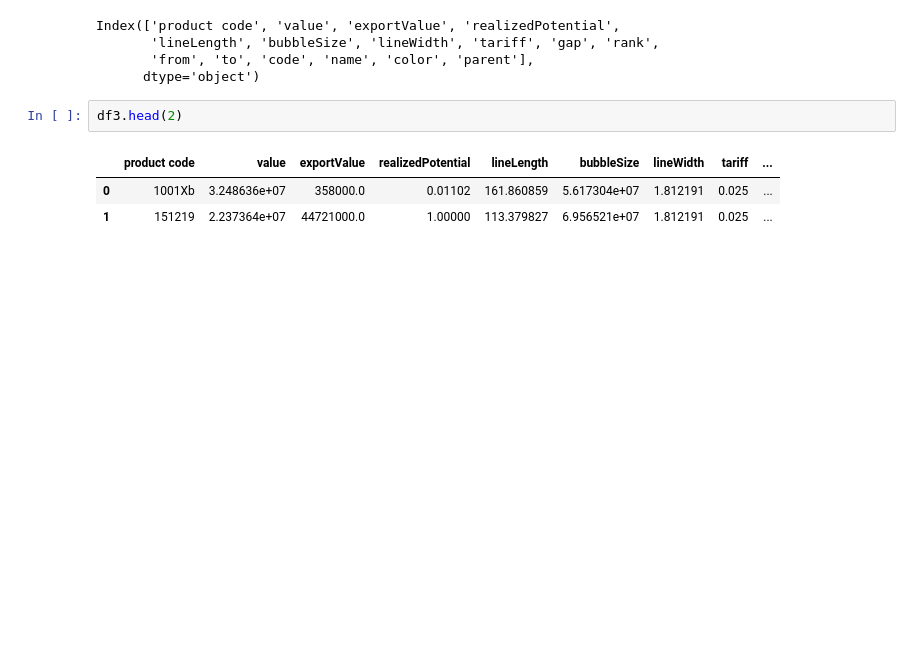
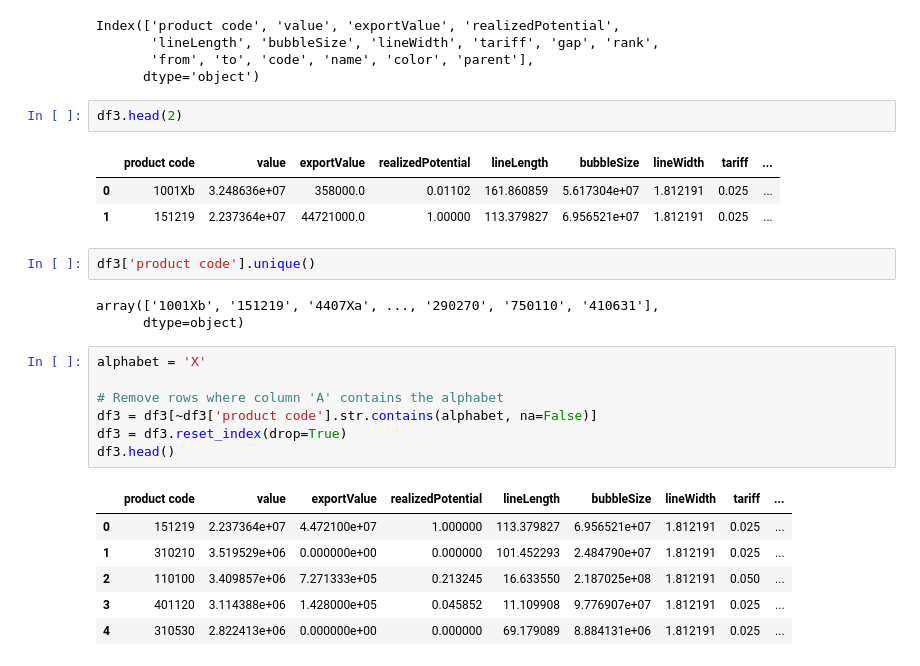
Before and after one commit to baksben/flexdashboard, a Jupyter notebook: Export_potential.ipynb, the cells around one changed output. Drawn from its saved outputs; the diff is of its cells as text; blank space fills up the shorter version.

```diff
--- a/Export_potential.ipynb
+++ b/Export_potential.ipynb
@@ -68,3 +68,22 @@ df3.head(2)
 |  | product code | value | exportValue | realizedPotential | lineLength | bubbleSize | lineWidth | tariff | ... |
 | 0 | 1001Xb | 3.248636e+07 | 358000.0 | 0.01102 | 161.860859 | 5.617304e+07 | 1.812191 | 0.025 | ... |
 | 1 | 151219 | 2.237364e+07 | 44721000.0 | 1.00000 | 113.379827 | 6.956521e+07 | 1.812191 | 0.025 | ... |
+# %%
+df3['product code'].unique()
+# %% [output]
+array(['1001Xb', '151219', '4407Xa', ..., '290270', '750110', '410631'],
+      dtype=object)
+# %%
+alphabet = 'X'
+
+# Remove rows where column 'A' contains the alphabet
+df3 = df3[~df3['product code'].str.contains(alphabet, na=False)]
+df3 = df3.reset_index(drop=True)
+df3.head()
+# %% [output]
+|  | product code | value | exportValue | realizedPotential | lineLength | bubbleSize | lineWidth | tariff | ... |
+| 0 | 151219 | 2.237364e+07 | 4.472100e+07 | 1.000000 | 113.379827 | 6.956521e+07 | 1.812191 | 0.025 | ... |
+| 1 | 310210 | 3.519529e+06 | 0.000000e+00 | 0.000000 | 101.452293 | 2.484790e+07 | 1.812191 | 0.025 | ... |
+| 2 | 110100 | 3.409857e+06 | 7.271333e+05 | 0.213245 | 16.633550 | 2.187025e+08 | 1.812191 | 0.050 | ... |
+| 3 | 401120 | 3.114388e+06 | 1.428000e+05 | 0.045852 | 11.109908 | 9.776907e+07 | 1.812191 | 0.025 | ... |
+| 4 | 310530 | 2.822413e+06 | 0.000000e+00 | 0.000000 | 69.179089 | 8.884131e+06 | 1.812191 | 0.025 | ... |
```
Also changed, not shown: parts of 2 cells of this notebook.
